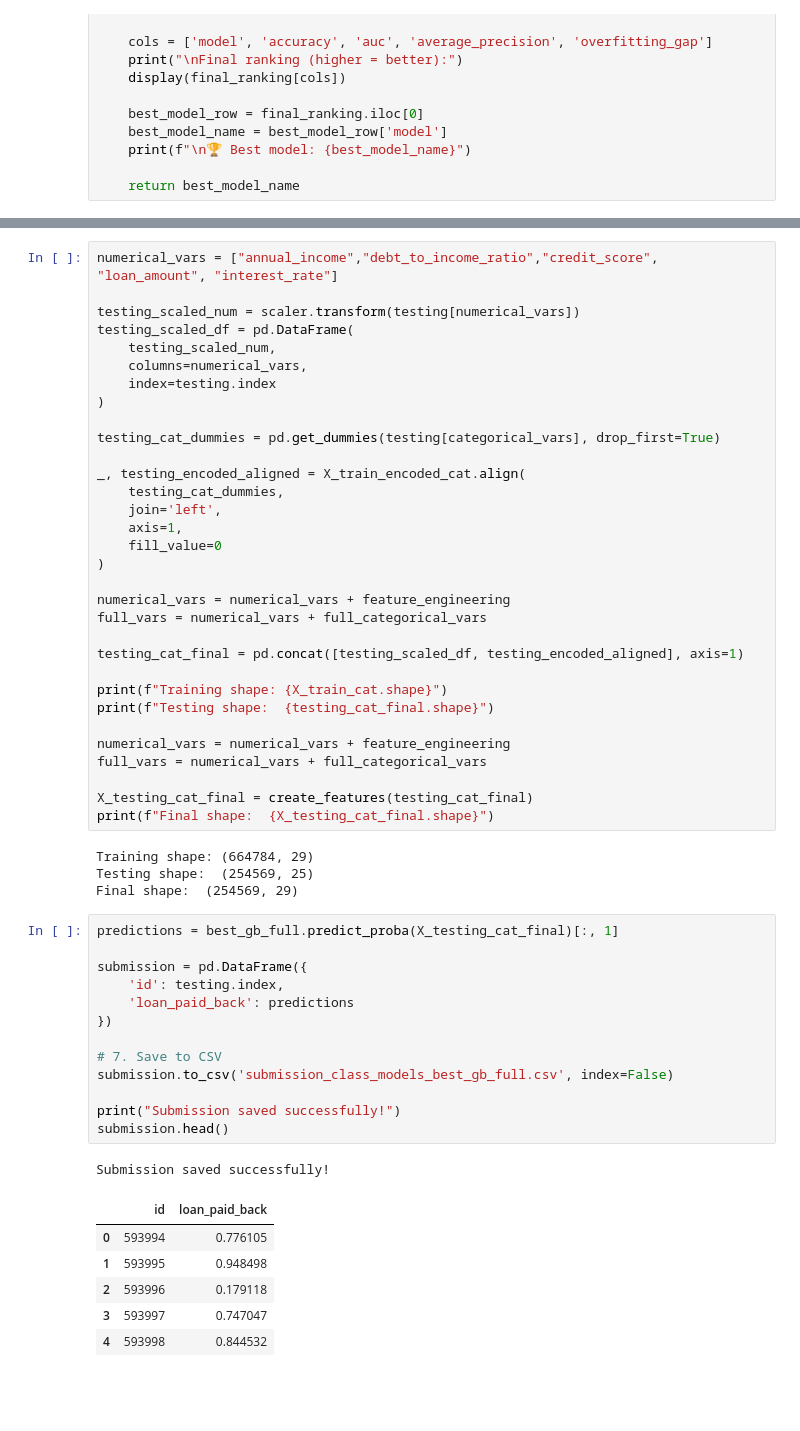
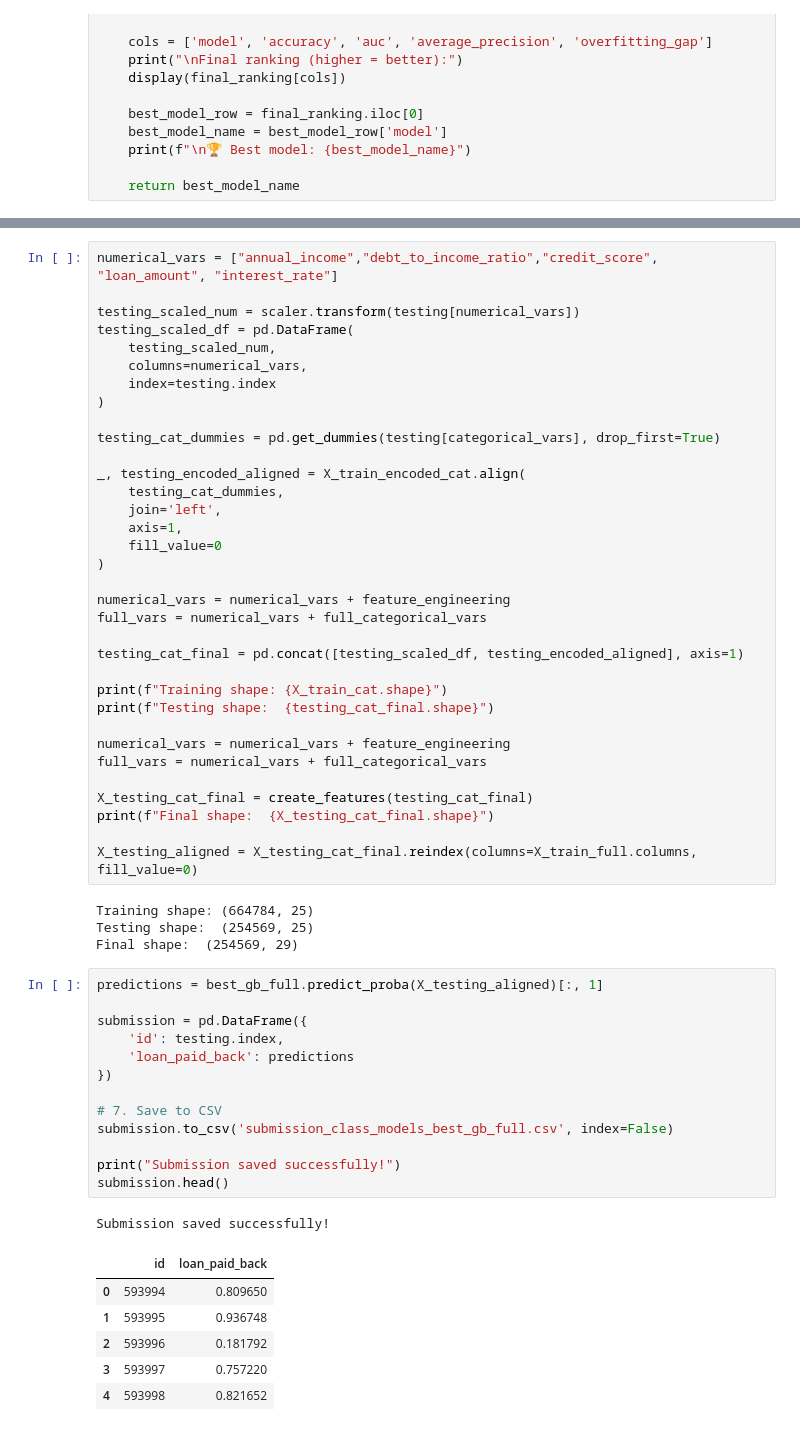
Before and after one commit to MakennaWorley/Kaggle-S5E11-Python, a Jupyter notebook: s5e11 v2.ipynb, the cells around one changed output, grey strips where cells are left out. Saved outputs shown, nothing was run; the diff lists cells and outputs as text; blank space fills up the shorter version.

```diff
--- a/s5e11 v2.ipynb
+++ b/s5e11 v2.ipynb
@@ -514,28 +459,30 @@ full_vars = numerical_vars + full_categorical_vars
 
 X_testing_cat_final = create_features(testing_cat_final)
 print(f"Final shape:  {X_testing_cat_final.shape}")
+
+X_testing_aligned = X_testing_cat_final.reindex(columns=X_train_full.columns, fill_value=0)
 # %% [output]
-Training shape: (664784, 29)
+Training shape: (664784, 25)
 Testing shape:  (254569, 25)
 Final shape:  (254569, 29)
 # %%
-predictions = best_gb_full.predict_proba(X_testing_cat_final)[:, 1]
+predictions = best_gb_full.predict_proba(X_testing_aligned)[:, 1]
 
 submission = pd.DataFrame({
     'id': testing.index,
     'loan_paid_back': predictions
 })
 
 # 7. Save to CSV
 submission.to_csv('submission_class_models_best_gb_full.csv', index=False)
 
 print("Submission saved successfully!")
 submission.head()
 # %% [output]
 Submission saved successfully!
 |  | id | loan_paid_back |
-| 0 | 593994 | 0.776105 |
-| 1 | 593995 | 0.948498 |
-| 2 | 593996 | 0.179118 |
-| 3 | 593997 | 0.747047 |
-| 4 | 593998 | 0.844532 |
+| 0 | 593994 | 0.809650 |
+| 1 | 593995 | 0.936748 |
+| 2 | 593996 | 0.181792 |
+| 3 | 593997 | 0.757220 |
+| 4 | 593998 | 0.821652 |
```
Also changed, not shown: parts of 11 cells of this notebook.
